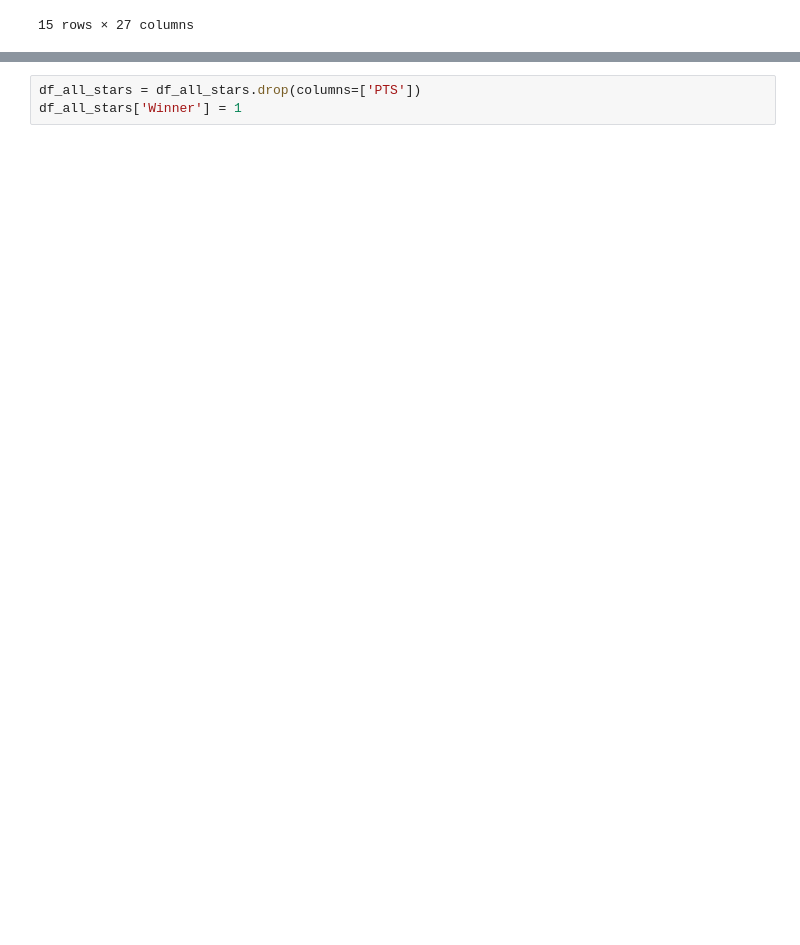
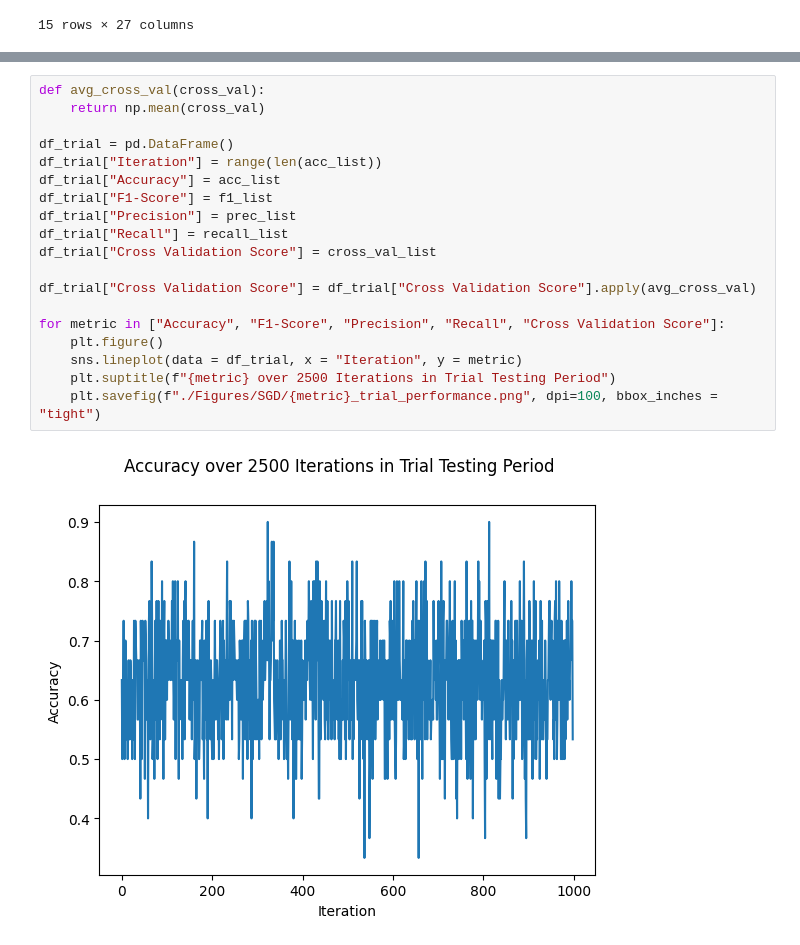
Before and after one commit to kjeeth04/NBA-pred, a Jupyter notebook: SGD.ipynb, the cells around one changed output, grey strips where cells are left out. Cells and saved outputs as stored; diff of their text form; blank space fills up the shorter version.

```diff
--- a/SGD.ipynb
+++ b/SGD.ipynb
@@ -103,5 +168,23 @@ for i in range(1000):
 # %% [output]
 Theoretical tie in iteration 169. Skipping iteration
-# %%
-df_all_stars = df_all_stars.drop(columns=['PTS'])
-df_all_stars['Winner'] = 1
+# %%
+def avg_cross_val(cross_val):
+    return np.mean(cross_val)
+
+df_trial = pd.DataFrame()
+df_trial["Iteration"] = range(len(acc_list))
+df_trial["Accuracy"] = acc_list
+df_trial["F1-Score"] = f1_list
+df_trial["Precision"] = prec_list
+df_trial["Recall"] = recall_list
+df_trial["Cross Validation Score"] = cross_val_list
+
+df_trial["Cross Validation Score"] = df_trial["Cross Validation Score"].apply(avg_cross_val)
+
+for metric in ["Accuracy", "F1-Score", "Precision", "Recall", "Cross Validation Score"]:
+    plt.figure()
+    sns.lineplot(data = df_trial, x = "Iteration", y = metric)
+    plt.suptitle(f"{metric} over 2500 Iterations in Trial Testing Period")
+    plt.savefig(f"./Figures/SGD/{metric}_trial_performance.png", dpi=100, bbox_inches = "tight")
+# %% [output]
+[figure, added]
```
Also changed, not shown: parts of 17 cells of this notebook, 35 other files.
